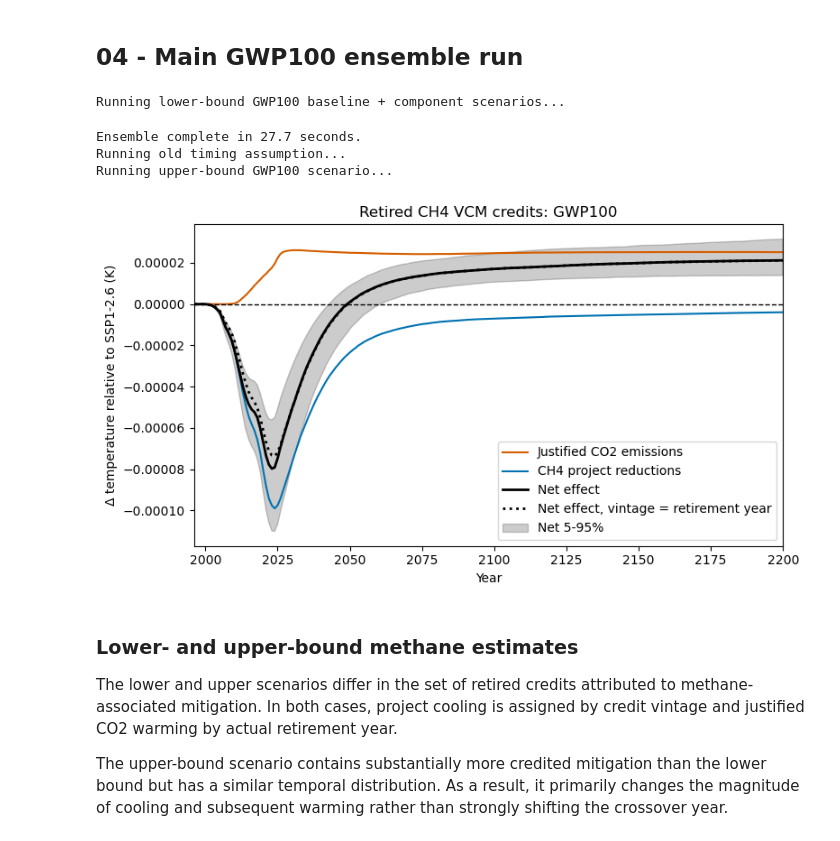
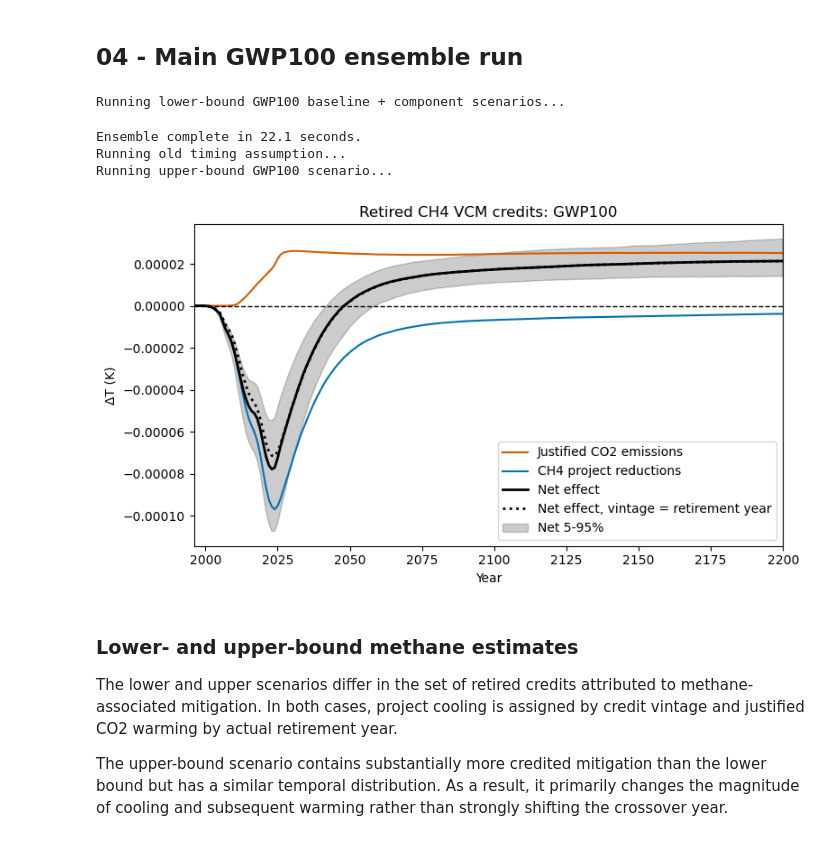
Before and after one commit to carbonplan/slcp-offsetting, a Jupyter notebook: notebooks/05-fair-vcm-analysis.ipynb, the cells around one changed output. Drawn from its saved outputs; the diff is of its cells as text; code cells hidden in the pictures.

```diff
--- a/notebooks/05-fair-vcm-analysis.ipynb
+++ b/notebooks/05-fair-vcm-analysis.ipynb
@@ -37,8 +37,8 @@ END_YEAR = 2200
 ANALYSIS_START = 1996
 
 # methane tuning
-CH4_BASE_LIFETIME_YR = 9.0
-CH4_EMISSIONS_SCALE = 1.2
+CH4_BASE_LIFETIME_YR = 8.7
+CH4_EMISSIONS_SCALE = 1.25
 
 # IPCC AR6 non-fossil CH4 GWP100 and sensitivity values
 EQUIV_METRICS = {"GWP100": 27.0, "GWP20": 84, "GWP500": 8, "GTP20": 67, "GTP50": 14, "GTP100": 4,}
@@ -295,32 +295,32 @@ upper_net_p05 = upper_net_ensemble.quantile(0.05, dim="config").values
 upper_net_p95 = upper_net_ensemble.quantile(0.95, dim="config").values
 # %% [output]
 Running lower-bound GWP100 baseline + component scenarios...
-Ensemble complete in 27.7 seconds.
+Ensemble complete in 22.1 seconds.
 Running old timing assumption...
 Running upper-bound GWP100 scenario...
 # %%
 # ----------------------------
 # plot main temperature components
 # ----------------------------
 
 plt.figure(figsize=(8, 4.5))
 plt.plot(years, temperature["emissions_only"], color="#D55E00", label="Justified CO2 emissions")
 plt.plot(years, temperature["projects_only"], color="#0072B2", label="CH4 project reductions")
 net_line, = plt.plot(years, temperature["net_program"], color="black", linewidth=2,
     label="Net effect")
 plt.plot(years, old_timing_temperature, color="black", linestyle=":", linewidth=2,
     label="Net effect, vintage = retirement year")
 plt.fill_between(years, lower_net_p05, lower_net_p95, color="black", alpha=0.2, label="Net 5-95%")
 plt.axhline(0, color="k", linestyle="--", linewidth=1)
 plt.xlim(ANALYSIS_START, END_YEAR)
 plt.xlabel("Year")
-plt.ylabel("Δ temperature relative to SSP1-2.6 (K)")
+plt.ylabel("ΔT (K)")
 plt.title("Retired CH4 VCM credits: GWP100")
 plt.legend()
 plt.tight_layout()
 plt.show()
 # %% [output]
-[figure, old version]
+[figure, new version]
 # %% [markdown]
 ### Lower- and upper-bound methane estimates
 
```
Also changed, not shown: parts of 5 cells of this notebook, 2 other files.
